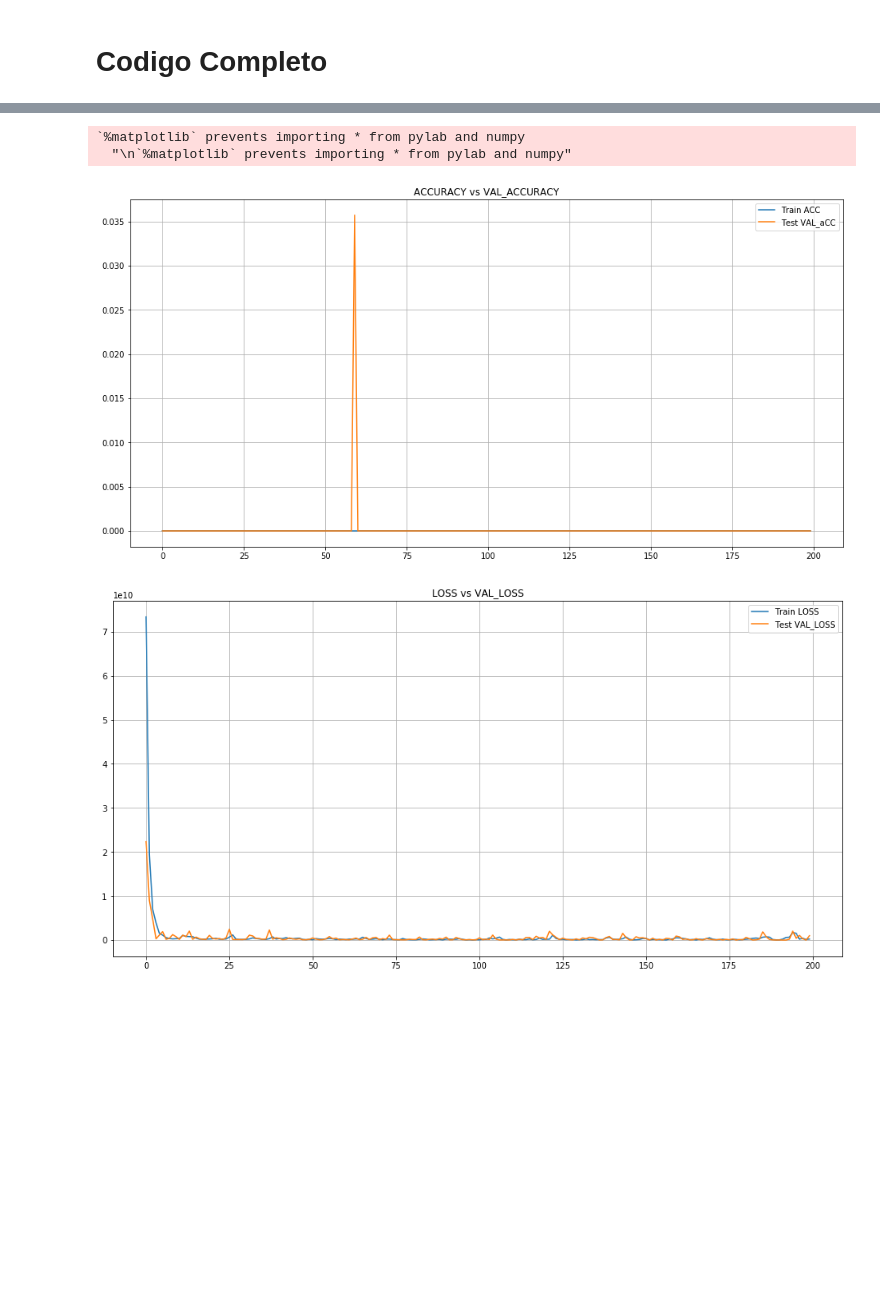
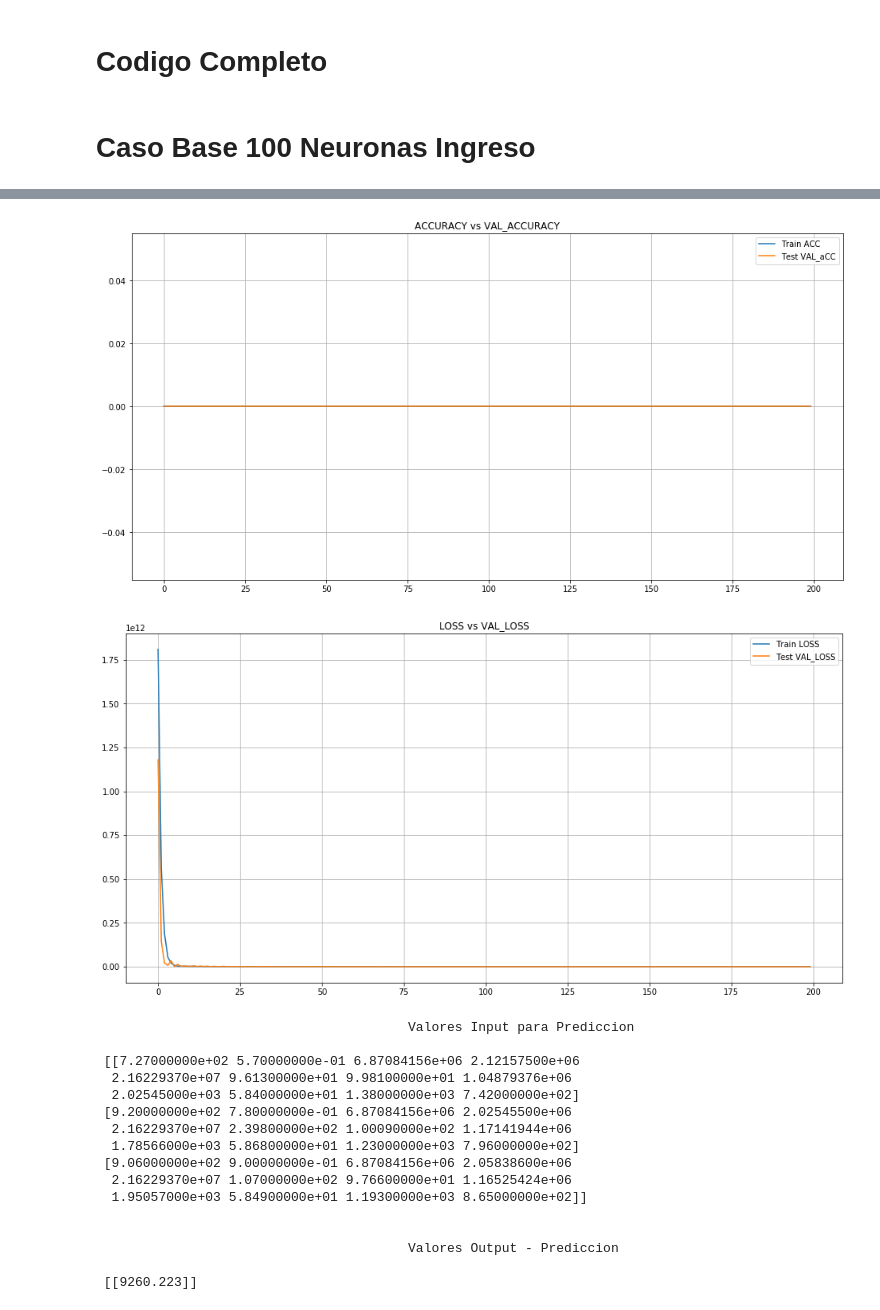
Before and after one commit to FreddieAbad/PrediccionAUCORP, a Jupyter notebook: MLP/Perceptron Multicapa Multivariado en el Tiempo - MLP de entrada de múltiples cabezas.ipynb, the cells around one changed output, grey strips where cells are left out. Cells and saved outputs as stored; diff of their text form; code cells hidden in the pictures; blank space fills up the shorter version.

```diff
--- a/MLP/Perceptron Multicapa Multivariado en el Tiempo - MLP de entrada de múltiples cabezas.ipynb
+++ b/MLP/Perceptron Multicapa Multivariado en el Tiempo - MLP de entrada de múltiples cabezas.ipynb
@@ -322,5 +323,7 @@ Populating the interactive namespace from numpy and matplotlib
 # %% [markdown]
 # Codigo Completo
+# %% [markdown]
+# Caso Base 100 Neuronas Ingreso
 # %%
 from numpy import array
 from numpy import hstack
@@ -350,7 +353,7 @@ def graficaUnitaria(fix:16,fiy:8,historyXYZ,strEvaluacion,mostrar,nombreArchivo)
         pyplot.legend()
         pyplot.plot(historyXYZ.history['val_acc'], label='Test VAL_aCC')
         pyplot.legend()
-        #pyplot.savefig(nombreArchivo, dpi=300)
+        pyplot.savefig(nombreArchivo, dpi=300)
         if(mostrar):
             pyplot.show()
     else:
@@ -358,7 +361,7 @@ def graficaUnitaria(fix:16,fiy:8,historyXYZ,strEvaluacion,mostrar,nombreArchivo)
         pyplot.plot(historyXYZ.history['loss'], label='Train LOSS')
         pyplot.plot(historyXYZ.history['val_loss'], label='Test VAL_LOSS')
         pyplot.legend()
-        #pyplot.savefig(nombreArchivo, dpi=300)
+        pyplot.savefig(nombreArchivo, dpi=300)
         if(mostrar):
             pyplot.show()
 """
@@ -508,7 +511,6 @@ in_seq12 = in_seq12.reshape((len(in_seq12), 1))
 out_seq = out_seq.reshape((len(out_seq), 1))
 
 dataset = hstack((in_seq1, in_seq2,in_seq3,in_seq4,in_seq5, in_seq6,in_seq7,in_seq8,in_seq9, in_seq10,in_seq11,in_seq12, out_seq))
-#print(dataset)
 n_steps = 3
 X, y = split_sequences(dataset, n_steps)
 X1 = X[:, :, 0]
@@ -567,11 +569,35 @@ model = Model(inputs=[visible1, visible2,visible3, visible4,visible5, visible6,v
 
 model.compile(optimizer='adam', loss='mse', metrics=['accuracy'])
 historyC1=model.fit([X1, X2,X3,X4,X5,X6,X7,X8,X9,X10,X11,X12], y, epochs=2000, verbose=0,validation_split=0.33,nb_epoch=200, batch_size=5)
+print('\n\n\t\t\t\t\tResultado de Modelo Entrenado\n\n')
 model.summary()
-model.save("modeloMultivariadoMLPI1001.h5")
+model.save("modeloMultivariadoMLPI200100.h5")
 print("Modelo Guardado Exitosamente")
 
 %pylab inline
-graficaUnitaria(16,8,historyC1,'accuracy',True,'c1Acc.png')
-graficaUnitaria(16,8,historyC1,'loss',True,'c1Loss.png')
+graficaUnitaria(16,8,historyC1,'accuracy',True,'modeloMultivariadoMLPI200100c1Acc.png')
+graficaUnitaria(16,8,historyC1,'loss',True,'modeloMultivariadoMLPI200100c1Loss.png')
+
+
+##PREDICCION
+
+x_input = array([[727,0.57,6870841.555393,2121575,21622937,96.13,99.81,1048793.76,2025.45,58.40,1380,742],
+  [920,0.78,6870841.555393,2025455,21622937,239.80,100.09,1171419.44,1785.66,58.68,1230,796],
+  [906,0.90,6870841.555393,2058386,21622937,107.00,97.66,1165254.24,1950.57,58.49,1193,865]])
+x1 = x_input[:, 0].reshape((1, n_steps))
+x2 = x_input[:, 1].reshape((1, n_steps))
+x3 = x_input[:, 2].reshape((1, n_steps))
+x4 = x_input[:, 3].reshape((1, n_steps))
+x5 = x_input[:, 4].reshape((1, n_steps))
+x6 = x_input[:, 5].reshape((1, n_steps))
+x7 = x_input[:, 6].reshape((1, n_steps))
+x8 = x_input[:, 7].reshape((1, n_steps))
+x9 = x_input[:, 8].reshape((1, n_steps))
+x10 = x_input[:, 9].reshape((1, n_steps))
+x11 = x_input[:, 10].reshape((1, n_steps))
+x12 = x_input[:, 11].reshape((1, n_steps))
+
+yPrediccion = model.predict([x1, x2,x3,x4, x5,x6, x7,x8, x9,x10,x11, x12], verbose=0)
+print('\n\n\t\t\t\t\tValores Input para Prediccion\n\n',x_input)
+print('\n\n\t\t\t\t\tValores Output - Prediccion\n\n',yPrediccion)
 # %% [output]
@@ -605,4 +621,18 @@ Populating the interactive namespace from numpy and matplotlib
-`%matplotlib` prevents importing * from pylab and numpy
-  "\n`%matplotlib` prevents importing * from pylab and numpy"
-[figure, old version]
+[figure, new version]
-[figure, old version]
+[figure, new version]
+                                        Valores Input para Prediccion
+
+ [[7.27000000e+02 5.70000000e-01 6.87084156e+06 2.12157500e+06
+  2.16229370e+07 9.61300000e+01 9.98100000e+01 1.04879376e+06
+  2.02545000e+03 5.84000000e+01 1.38000000e+03 7.42000000e+02]
+ [9.20000000e+02 7.80000000e-01 6.87084156e+06 2.02545500e+06
+  2.16229370e+07 2.39800000e+02 1.00090000e+02 1.17141944e+06
+  1.78566000e+03 5.86800000e+01 1.23000000e+03 7.96000000e+02]
+ [9.06000000e+02 9.00000000e-01 6.87084156e+06 2.05838600e+06
+  2.16229370e+07 1.07000000e+02 9.76600000e+01 1.16525424e+06
+  1.95057000e+03 5.84900000e+01 1.19300000e+03 8.65000000e+02]]
+
+
+                                        Valores Output - Prediccion
+
+ [[9260.223]]
```
Also changed, not shown: parts of 7 cells of this notebook, 48 other files.
